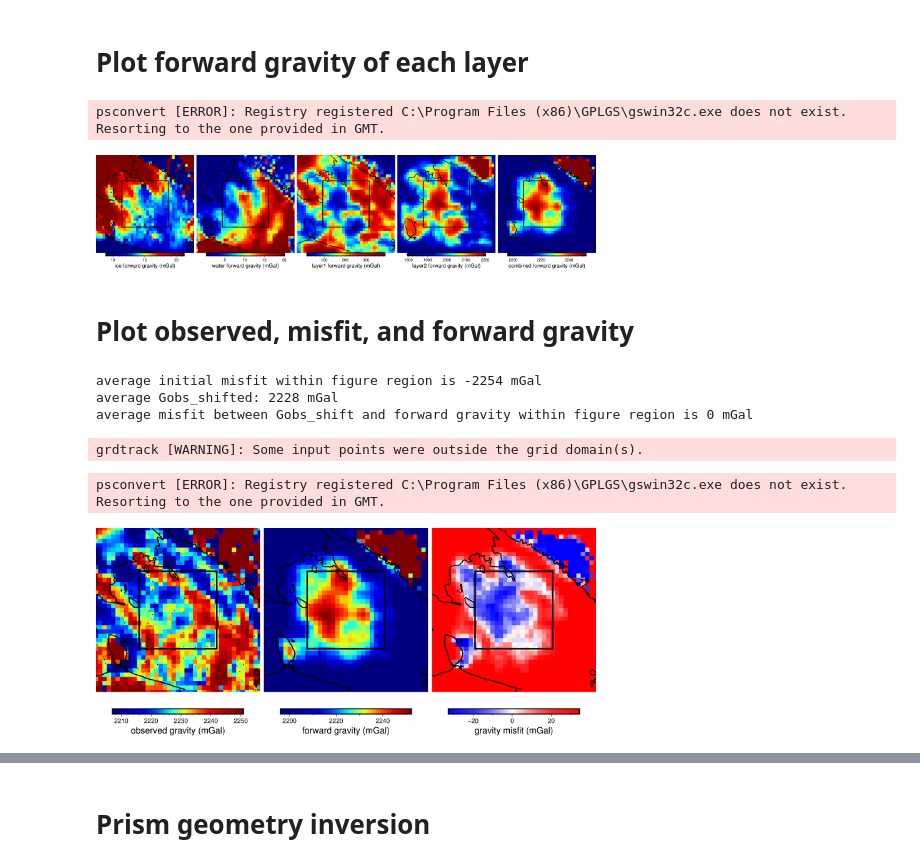
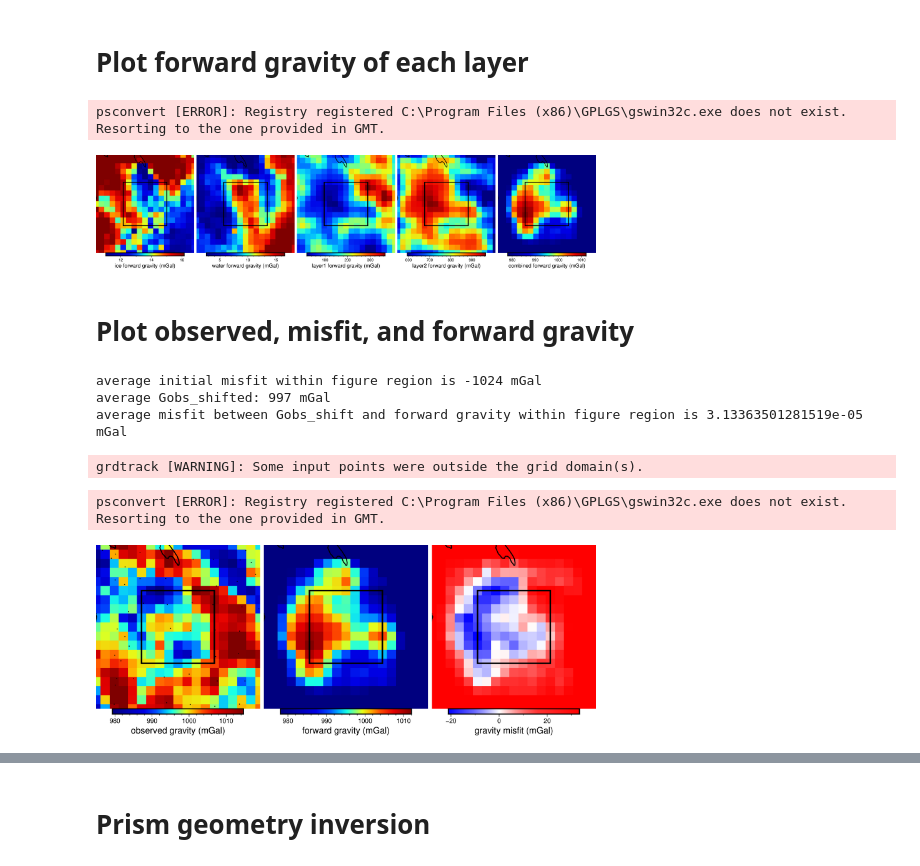
Before and after one commit to mdtanker/RIS_gravity_inversion, a Jupyter notebook: harmonica_inversion_grav_column_der.ipynb, the cells around one changed output, grey strips where cells are left out. Saved outputs shown, nothing was run; the diff lists cells and outputs as text; code cells hidden in the pictures.

```diff
--- a/harmonica_inversion_grav_column_der.ipynb
+++ b/harmonica_inversion_grav_column_der.ipynb
@@ -237,8 +269,8 @@ for i, (k, v) in enumerate(layers.items()):
 
     plot_coast(projection=projection, region=plot_region)
 
-    if k == 'layer1':
-        plot_constraints(region=plot_region, projection=projection, df=constraints_df)
+    # if k == 'layer1':
+    #     plot_constraints(region=plot_region, projection=projection, df=constraints_df)
 
     fig.shift_origin(xshift=(inv_width+2)/10)
 
@@ -263,9 +295,10 @@ for i, j in enumerate(reversed_layers_list):
         layers[j]['prisms']=hm.prism_layer(
             coordinates=(list(layers[j]['grid'].x), list(layers[j]['grid'].y)),
             surface=layers[j]['grid'].z,
-            reference=-20e3,
+            # reference=-5e3,
+            reference = np.nanmin(layers[j]['grid'].z.values)*2, # bottom of prisms is twice the deepest depth
             properties={'density':layers[j]['grid'].density})
-        print(f'mean elevation of {j} top: {layers[j]["prisms"].top.values.mean()} and bottom: {layers[j]["prisms"].bottom.values.mean()}')
+        print(f'mean elevation of {j} top: {np.nanmean(layers[j]["prisms"].top.values)} and bottom: {np.nanmean(layers[j]["prisms"].bottom.values)}')
 
     else:
         if layers[j]['spacing'] != layers[reversed_layers_list[i-1]]['spacing']:
@@ -283,21 +316,23 @@ for i, j in enumerate(reversed_layers_list):
                 surface=layers[j]['grid'].z,
                 reference=tmp_grd,
                 properties={'density':layers[j]['grid'].density})
-            print(f'mean elevation of {j} top: {layers[j]["prisms"].top.values.mean()} and bottom: {layers[j]["prisms"].bottom.values.mean()}')
+            print(f'mean elevation of {j} top: {np.nanmean(layers[j]["prisms"].top.values)} and bottom: {np.nanmean(layers[j]["prisms"].bottom.values)}')
         else:
             layers[j]['prisms']=hm.prism_layer(
                 coordinates=(list(layers[j]['grid'].x), list(layers[j]['grid'].y)),
                 surface=layers[j]['grid'].z,
                 reference=layers[reversed_layers_list[i-1]]['grid'].z,
                 properties={'density':layers[j]['grid'].density})
-            print(f'mean elevation of {j} top: {layers[j]["prisms"].top.values.mean()} and bottom: {layers[j]["prisms"].bottom.values.mean()}')
+            print(f'mean elevation of {j} top: {np.nanmean(layers[j]["prisms"].top.values)} and bottom: {np.nanmean(layers[j]["prisms"].bottom.values)}')
 
-print('starting forward gravity calculations')
+print('starting forward gravity calculations and gridding')
 for k, v in layers.items():
     df_grav[f'{k}_forward_grav'] = v['prisms'].prism_layer.gravity(
         coordinates = (df_grav.x, df_grav.y, df_grav.z),
         field = 'g_z', progressbar=True)
     print(f'finished {k} layer')
+    layers[k]['forward_grav'] = pygmt.xyz2grd(data=df_grav[['x','y',f'{k}_forward_grav']],
+                        region=inv_reg, spacing=grav_spacing, projection=inv_proj)
 
 # add gravity effects of all input layers
 for i, j in enumerate(layers_list):
@@ -342,9 +377,14 @@ elif plot_region == fig_reg:
 fig = pygmt.Figure()
 
 for i, (k, v) in enumerate(layers.items()):
-    data = pygmt.xyz2grd(data=df_grav[['x','y',f'{k}_forward_grav']],
-                         region=inv_reg, spacing=grav_spacing, projection=inv_proj)
-    pygmt.grd2cpt(cmap="jet", grid=data, region=cmap_region, background=True, continuous=True)
+    # data = pygmt.xyz2grd(data=df_grav[['x','y',f'{k}_forward_grav']],
+    #                      region=inv_reg, spacing=grav_spacing, projection=inv_proj)
+    data = v['forward_grav']
+    try:
+        pygmt.grd2cpt(cmap="jet", grid=data, region=cmap_region, background=True, continuous=True)
+    except:
+        print('cmap error')
+        pygmt.makecpt(cmap='jet')
     fig.grdimage(
         data,
         cmap=True,
@@ -380,10 +420,11 @@ plot_coast(projection=projection, region=plot_region)
 fig.show()
 # %% [output]
 psconvert [ERROR]: Registry registered C:\Program Files (x86)\GPLGS\gswin32c.exe does not exist. Resorting to the one provided in GMT.
-[figure, old version]
+[figure, new version]
 # %% [markdown]
 # Plot observed, misfit, and forward gravity
 # %%
+# calculate anomalies in gravity dataframe
 df_grav['initial_misfit'] = df_grav.Gobs - df_grav.forward_grav_total
 shift = df_grav.initial_misfit[(df_grav.x.between(e_fig, w_fig)) & (df_grav.y.between(n_fig, s_fig))].mean()
 print(f'average initial misfit within figure region is {int(shift)} mGal')
@@ -393,10 +434,10 @@ print(f'average Gobs_shifted: {int(df_grav.Gobs_shift[(df_grav.x.between(e_fig,
 
 df_grav['forward_grav_misfit'] = df_grav.Gobs_shift - df_grav.forward_grav_total
 misfit_shift = df_grav.forward_grav_misfit[(df_grav.x.between(e_fig, w_fig)) & (df_grav.y.between(n_fig, s_fig))].mean()
-print(f'average misfit between Gobs_shift and forward gravity within figure region is {int(misfit_shift)} mGal')
+print(f'average misfit between Gobs_shift and forward gravity within figure region is {misfit_shift} mGal')
 
-# print(f'average forward gravity total: {int(df_grav.forward_grav_total[(df_grav.x.between(e_fig, w_fig)) & (df_grav.y.between(n_fig, s_fig))].mean())} mGal')
 
+# make grids of anomalies
 observed_shift_grav_grid=pygmt.xyz2grd(data = df_grav[['x','y','Gobs_shift']],
                                  region=inv_reg,
                                  spacing=grav_spacing,
@@ -412,27 +453,28 @@ misfit_grav_grid=pygmt.xyz2grd(data = df_grav[['x','y','forward_grav_misfit']],
                                  spacing=grav_spacing,
                                  projection=inv_proj)
 
-# if control point, (constraint = 0), sample observed gravity grid and interpolate to get regional field
+
+# sample Gobs_shift grid at contraint points
 tmp_regrid = pygmt.grdtrack(points = constraints_df[['x','y']],
                             grid = observed_shift_grav_grid,
                             newcolname = 'Gobs_sampled')
 constraints_df['Gobs_shift']=constraints_df.merge(tmp_regrid, how = 'left', on = ['x','y']).Gobs_sampled
-
+# grid and interpolate regional field
 grid_grav_constraints = pygmt.xyz2grd(constraints_df[['x','y','Gobs_shift']], region = inv_reg, spacing = grav_spacing)
 grid_grav_constraints = grid_grav_constraints.rio.write_crs("epsg:3031")
 grid_grav_constraints = grid_grav_constraints.rio.interpolate_na(method='cubic')
-grid_grav_constraints = grid_grav_constraints.transpose()
-
-df_grav['regional'] = grid_grav_constraints.to_dataframe().reset_index().z
-
-# grid_grav_constraints = pygmt.xyz2grd(grid_grav_constraints.to_dataframe().reset_index()[['x','y','z']], region=inv_reg, spacing=grav_spacing)
+# add to dataframe
+df_grav['regional'] = grid_grav_constraints.transpose().to_dataframe().reset_index().z
 grid_grav_constraints = pygmt.xyz2grd(df_grav[['x','y','regional']], region=inv_reg, spacing=grav_spacing)
 
 residual_grav = grid_grav_constraints - observed_shift_grav_grid
+regional_misfit_grav_grid = residual_grav - forward_grav_grid
+
+df_grav['regional_misfit'] = df_grav.regional - df_grav.forward_grav_total
 # %% [output]
-average initial misfit within figure region is -2254 mGal
-average Gobs_shifted: 2228 mGal
-average misfit between Gobs_shift and forward gravity within figure region is 0 mGal
+average initial misfit within figure region is -1024 mGal
+average Gobs_shifted: 997 mGal
+average misfit between Gobs_shift and forward gravity within figure region is 3.13363501281519e-05 mGal
 grdtrack [WARNING]: Some input points were outside the grid domain(s).
 # %%
 plot_region = inv_reg
@@ -457,7 +499,7 @@ fig.grdimage(
         region=plot_region,
         nan_transparent=True,
         frame=['+gwhite'])
-fig.colorbar(cmap=True, frame='af+l"observed gravity (mGal)"')
+fig.colorbar(cmap=True, position='jBC+jTC+h', frame='af+l"observed gravity (mGal)"')
 
 plot_coast(region=plot_region, projection=projection)
 plot_constraints(region=plot_region, projection=projection)
@@ -475,33 +517,33 @@ fig.grdimage(
         cmap=True,
         projection=projection,
         region=plot_region,
         nan_transparent=True,
         frame=['+gwhite'])
-fig.colorbar(cmap=True, frame='af+l"forward gravity (mGal)"')
+fig.colorbar(cmap=True, position='jBC+jTC+h', frame='af+l"forward gravity (mGal)"')
 
 plot_coast(region=plot_region, projection=projection)
 if plot_region == inv_reg:
         plot_inv_box(projection=projection, region=plot_region)
 
 fig.shift_origin(xshift=(plot_width+2)/10)
 
 # plot misfit gravity
 grid=misfit_grav_grid
 pygmt.grd2cpt(cmap="polar+h0", grid=grid, region=cmap_region, background=True, continuous=True)
 fig.grdimage(
         grid,
         cmap=True,#'polar+h0',
         projection=projection,
         region=plot_region,
         nan_transparent=True,
         frame=['+gwhite'])
-fig.colorbar(cmap=True, frame='af+l"gravity misfit (mGal)"')
+fig.colorbar(cmap=True, position='jBC+jTC+h', frame='af+l"gravity misfit (mGal)"')
 
 plot_coast(region=plot_region, projection=projection)
 if plot_region == inv_reg:
         plot_inv_box(projection=projection, region=plot_region)
 
 fig.show()
 # %% [output]
 psconvert [ERROR]: Registry registered C:\Program Files (x86)\GPLGS\gswin32c.exe does not exist. Resorting to the one provided in GMT.
-[figure, old version]
+[figure, new version]
```
Also changed, not shown: parts of 16 cells of this notebook, 13 other files.
